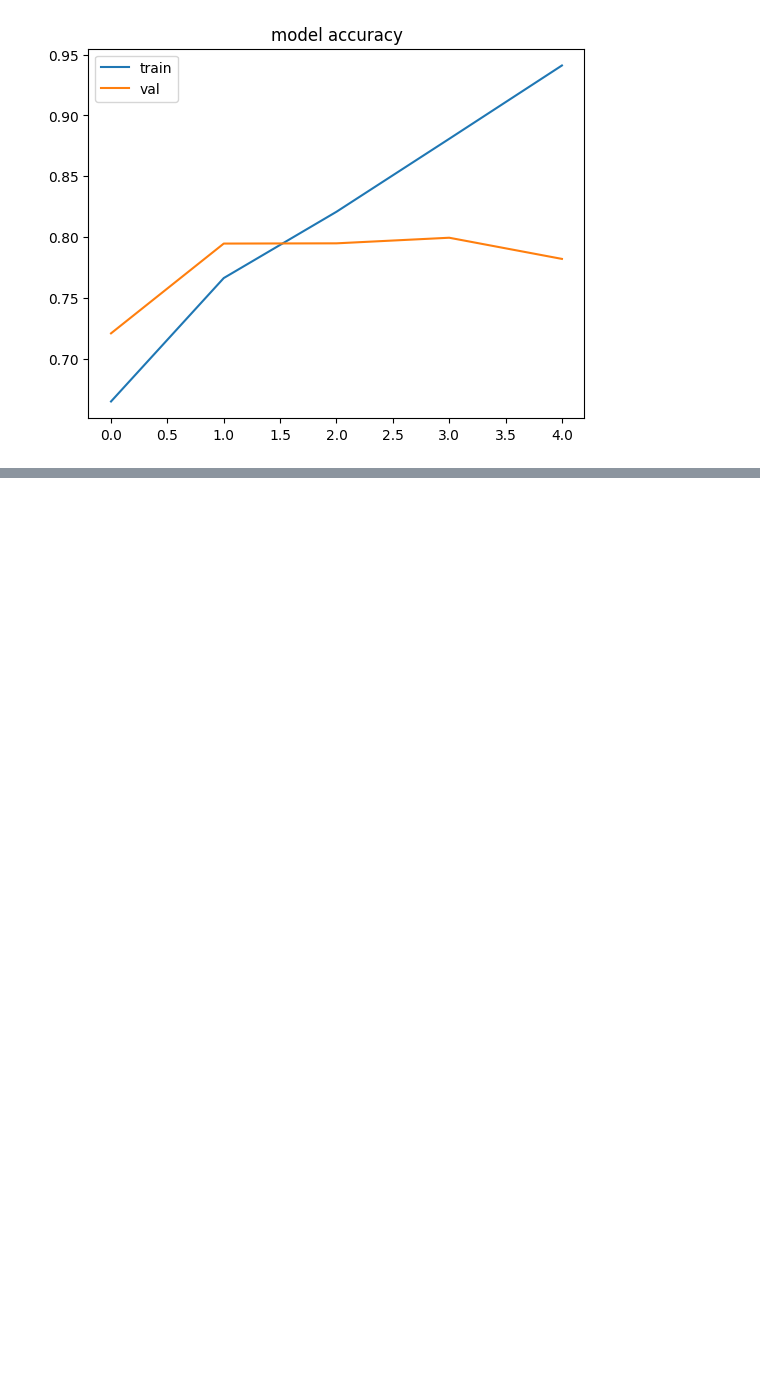
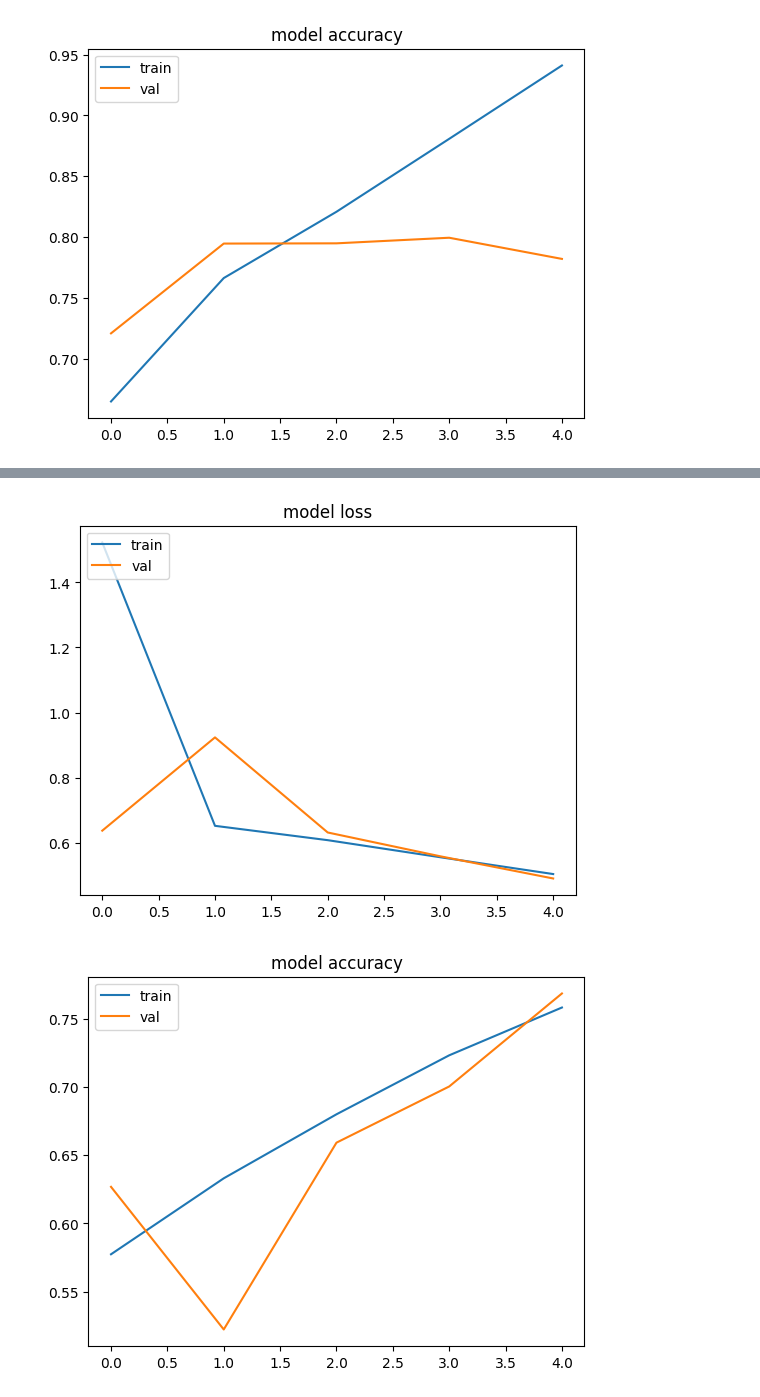
Before and after one commit to ParamAhuja/DL_Notebooks, a Jupyter notebook: ImageClassifierCNN.ipynb, the cells around one changed output, grey strips where cells are left out. Drawn from its saved outputs; the diff is of its cells as text; code cells hidden in the pictures; blank space fills up the shorter version.

```diff
--- a/ImageClassifierCNN.ipynb
+++ b/ImageClassifierCNN.ipynb
@@ -191,3 +191,27 @@ plt.show()
 # Dropout
 # batch norm
 # less complexity
+# %%
+model = Sequential()
+
+model.add(Conv2D(filters = 32, kernel_size = (3,3), activation = "relu", padding = "valid", input_shape = (256,256,3)))
+model.add(BatchNormalization())
+model.add(MaxPooling2D((2,2), strides = 2, padding = "valid"))
+
+model.add(Conv2D(filters = 64, kernel_size = (3,3), activation = "relu", padding = "valid"))
+model.add(BatchNormalization())
+model.add(MaxPooling2D((2,2), strides = 2, padding = "valid"))
+
+model.add(Conv2D(filters = 128, kernel_size = (3,3), activation = "relu", padding = "valid"))
+model.add(BatchNormalization())
+model.add(MaxPooling2D((2,2), strides = 2, padding = "valid"))
+
+model.add(Flatten())
+
+model.add(Dense(units = 128, activation = "relu"))
+model.add(Dropout(0.1))
+model.add(Dense(units = 64, activation = "relu"))
+model.add(Dropout(0.1))
+model.add(Dense(units = 1, activation = "sigmoid"))
+
+model.summary()
@@ -193,0 +240,4 @@ plt.show()
+# %%
+model.compile(optimizer = "adam", loss = "binary_crossentropy", metrics = ["accuracy"])
+
+history = model.fit(train_data, epochs = 5, validation_data = test_data)
@@ -193,0 +255,17 @@ plt.show()
+# %%
+import matplotlib.pyplot as plt
+
+plt.plot(history.history['loss'])
+plt.plot(history.history['val_loss'])
+plt.title('model loss')
+plt.legend(['train', 'val'], loc='upper left')
+plt.show()
+
+plt.plot(history.history['accuracy'])
+plt.plot(history.history['val_accuracy'])
+plt.title('model accuracy')
+plt.legend(['train', 'val'], loc='upper left')
+plt.show()
+# %% [output]
+[figure, added]
+[figure, added]
```
Also changed, not shown: parts of 4 cells of this notebook.
